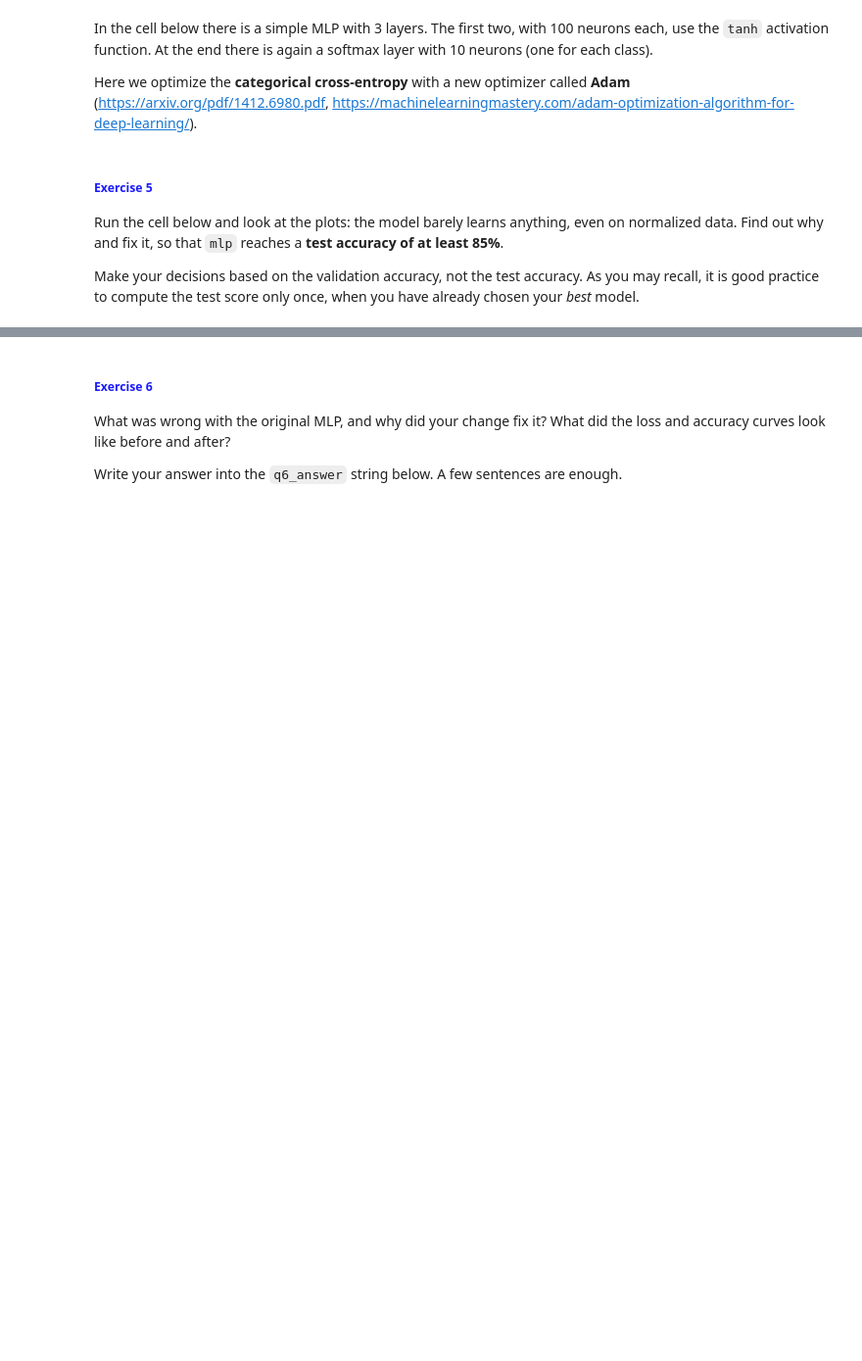
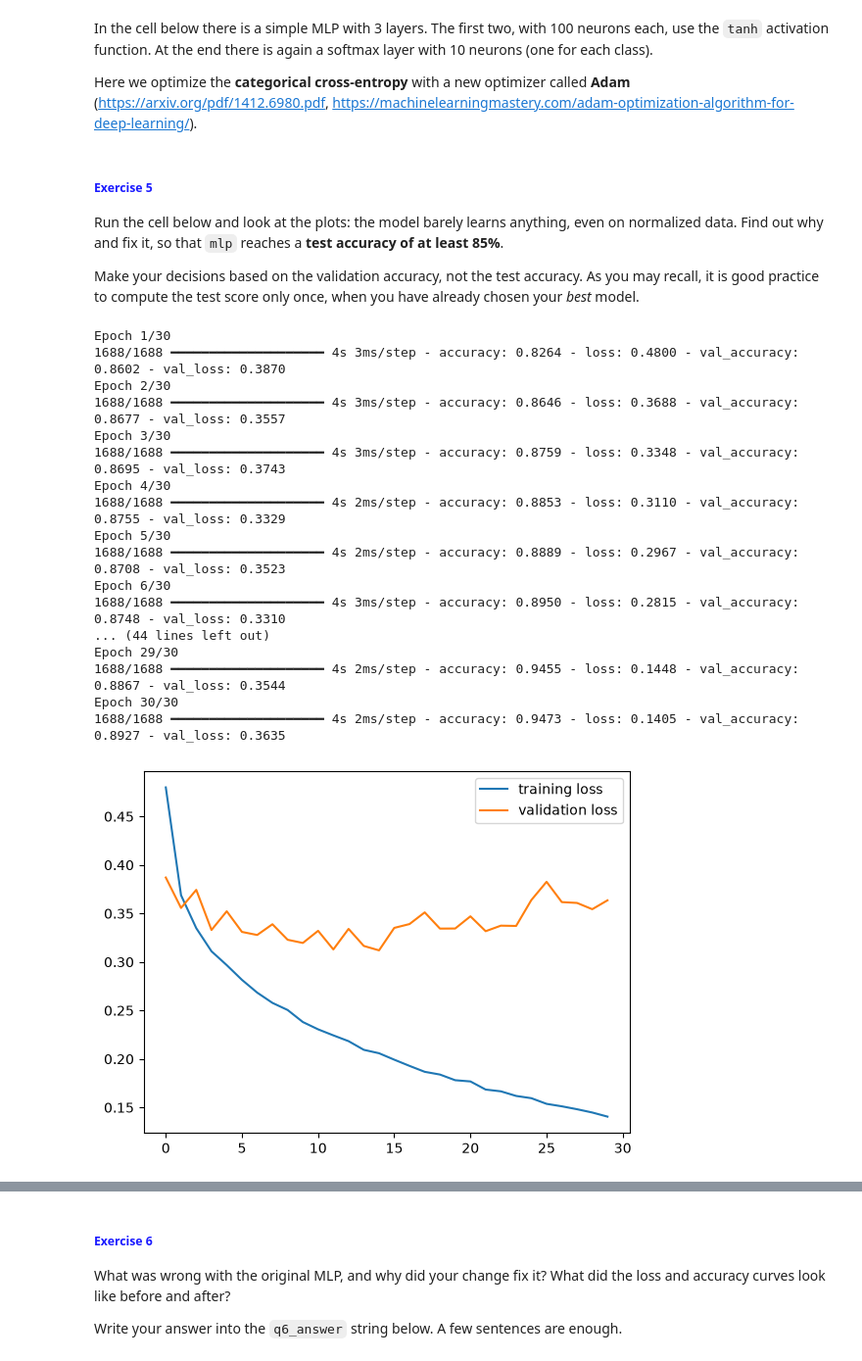
Before and after one commit to tibor-cernak/ml_exercises, a Jupyter notebook: assignment3/neural_networks.ipynb, the cells around one changed output, grey strips where cells are left out. Shown at 98% size. Drawn from its saved outputs; the diff is of its cells as text; code cells hidden in the pictures; blank space fills up the shorter version.

```diff
--- a/assignment3/neural_networks.ipynb
+++ b/assignment3/neural_networks.ipynb
@@ -281,7 +367,7 @@ Neural networks are in general very sensitive to the scale of their inputs, so i
 
 Normalize `X_train` and `X_test`, so that all their values lie between 0 and 1. Keep their shapes.
 # %%
-X_train = ...
-X_test = ...
+X_train = X_train / 255.0
+X_test = X_test / 255.0
 
 print("Train data range: [{}, {}]".format(X_train.min(), X_train.max()))
@@ -300,12 +390,31 @@ Make your decisions based on the validation accuracy, not the test accuracy. As
 # %%
 mlp = keras.Sequential([
     keras.Input(shape=(28 * 28,)),
     layers.Dense(100, activation='tanh'),
     layers.Dense(100, activation='tanh'),
     layers.Dense(10, activation='softmax'),
 ])
 
-mlp.compile(loss='categorical_crossentropy', optimizer=Adam(0.04), metrics=['accuracy'])
+mlp.compile(loss='categorical_crossentropy', optimizer=Adam(0.001), metrics=['accuracy'])
 
 history = mlp.fit(X_train, to_categorical(y_train), epochs=30, validation_split=0.1, verbose=True)
 plot_history(history)
+# %% [output]
+Epoch 1/30
+1688/1688 ━━━━━━━━━━━━━━━━━━━━ 4s 3ms/step - accuracy: 0.8264 - loss: 0.4800 - val_accuracy: 0.8602 - val_loss: 0.3870
+Epoch 2/30
+1688/1688 ━━━━━━━━━━━━━━━━━━━━ 4s 3ms/step - accuracy: 0.8646 - loss: 0.3688 - val_accuracy: 0.8677 - val_loss: 0.3557
+Epoch 3/30
+1688/1688 ━━━━━━━━━━━━━━━━━━━━ 4s 3ms/step - accuracy: 0.8759 - loss: 0.3348 - val_accuracy: 0.8695 - val_loss: 0.3743
+Epoch 4/30
+1688/1688 ━━━━━━━━━━━━━━━━━━━━ 4s 2ms/step - accuracy: 0.8853 - loss: 0.3110 - val_accuracy: 0.8755 - val_loss: 0.3329
+Epoch 5/30
+1688/1688 ━━━━━━━━━━━━━━━━━━━━ 4s 2ms/step - accuracy: 0.8889 - loss: 0.2967 - val_accuracy: 0.8708 - val_loss: 0.3523
+Epoch 6/30
+1688/1688 ━━━━━━━━━━━━━━━━━━━━ 4s 3ms/step - accuracy: 0.8950 - loss: 0.2815 - val_accuracy: 0.8748 - val_loss: 0.3310
+... (44 lines left out)
+Epoch 29/30
+1688/1688 ━━━━━━━━━━━━━━━━━━━━ 4s 2ms/step - accuracy: 0.9455 - loss: 0.1448 - val_accuracy: 0.8867 - val_loss: 0.3544
+Epoch 30/30
+1688/1688 ━━━━━━━━━━━━━━━━━━━━ 4s 2ms/step - accuracy: 0.9473 - loss: 0.1405 - val_accuracy: 0.8927 - val_loss: 0.3635
+[figure, added]
```
Also changed, not shown: parts of 32 cells of this notebook.
